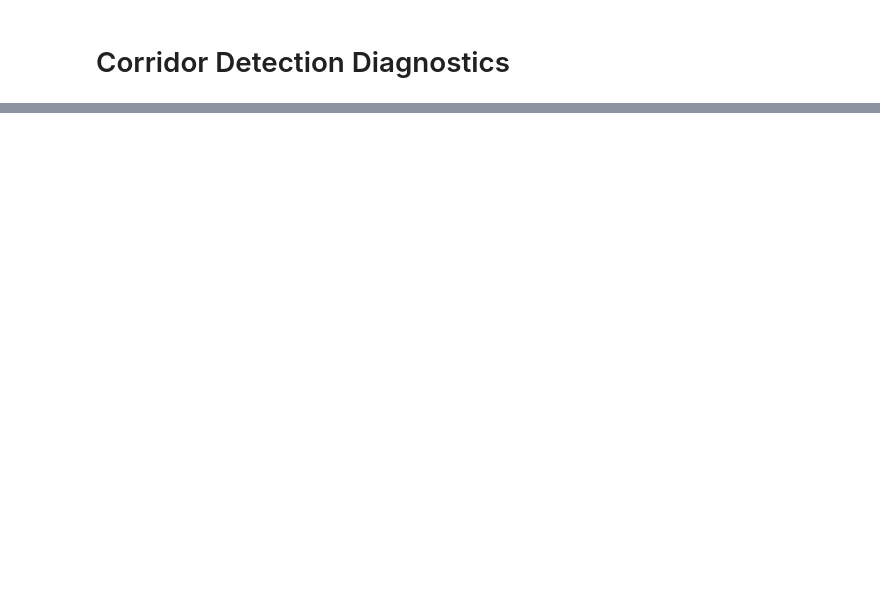
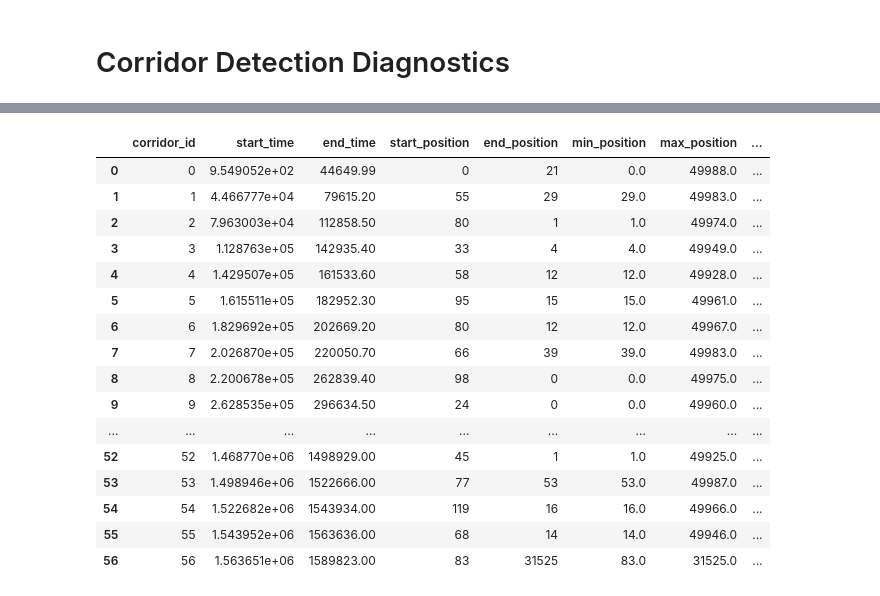
Before and after one commit to boazmohar/DELTA_Behavior, a Jupyter notebook: notebooks/corridor_detection_diagnostics.ipynb, the cells around one changed output, grey strips where cells are left out. Cells and saved outputs as stored; diff of their text form; code cells hidden in the pictures; blank space fills up the shorter version.

Commit message:
fixing corridor detection

```diff
--- a/notebooks/corridor_detection_diagnostics.ipynb
+++ b/notebooks/corridor_detection_diagnostics.ipynb
@@ -60,3 +87,24 @@ corridor_info.head()
+# %%
+
+corridor_info
+# %% [output]
+|  | corridor_id | start_time | end_time | start_position | end_position | min_position | max_position | ... |
+| 0 | 0 | 9.549052e+02 | 44649.99 | 0 | 21 | 0.0 | 49988.0 | ... |
+| 1 | 1 | 4.466777e+04 | 79615.20 | 55 | 29 | 29.0 | 49983.0 | ... |
+| 2 | 2 | 7.963003e+04 | 112858.50 | 80 | 1 | 1.0 | 49974.0 | ... |
+| 3 | 3 | 1.128763e+05 | 142935.40 | 33 | 4 | 4.0 | 49949.0 | ... |
+| 4 | 4 | 1.429507e+05 | 161533.60 | 58 | 12 | 12.0 | 49928.0 | ... |
+| 5 | 5 | 1.615511e+05 | 182952.30 | 95 | 15 | 15.0 | 49961.0 | ... |
+| 6 | 6 | 1.829692e+05 | 202669.20 | 80 | 12 | 12.0 | 49967.0 | ... |
+| 7 | 7 | 2.026870e+05 | 220050.70 | 66 | 39 | 39.0 | 49983.0 | ... |
+| 8 | 8 | 2.200678e+05 | 262839.40 | 98 | 0 | 0.0 | 49975.0 | ... |
+| 9 | 9 | 2.628535e+05 | 296634.50 | 24 | 0 | 0.0 | 49960.0 | ... |
+| ... | ... | ... | ... | ... | ... | ... | ... | ... |
+| 52 | 52 | 1.468770e+06 | 1498929.00 | 45 | 1 | 1.0 | 49925.0 | ... |
+| 53 | 53 | 1.498946e+06 | 1522666.00 | 77 | 53 | 53.0 | 49987.0 | ... |
+| 54 | 54 | 1.522682e+06 | 1543934.00 | 119 | 16 | 16.0 | 49966.0 | ... |
+| 55 | 55 | 1.543952e+06 | 1563636.00 | 68 | 14 | 14.0 | 49946.0 | ... |
+| 56 | 56 | 1.563651e+06 | 1589823.00 | 83 | 31525 | 83.0 | 31525.0 | ... |
 # %%
 
 if cue_matches is not None:
```
Also changed, not shown: parts of 3 cells of this notebook, 2 other files.
